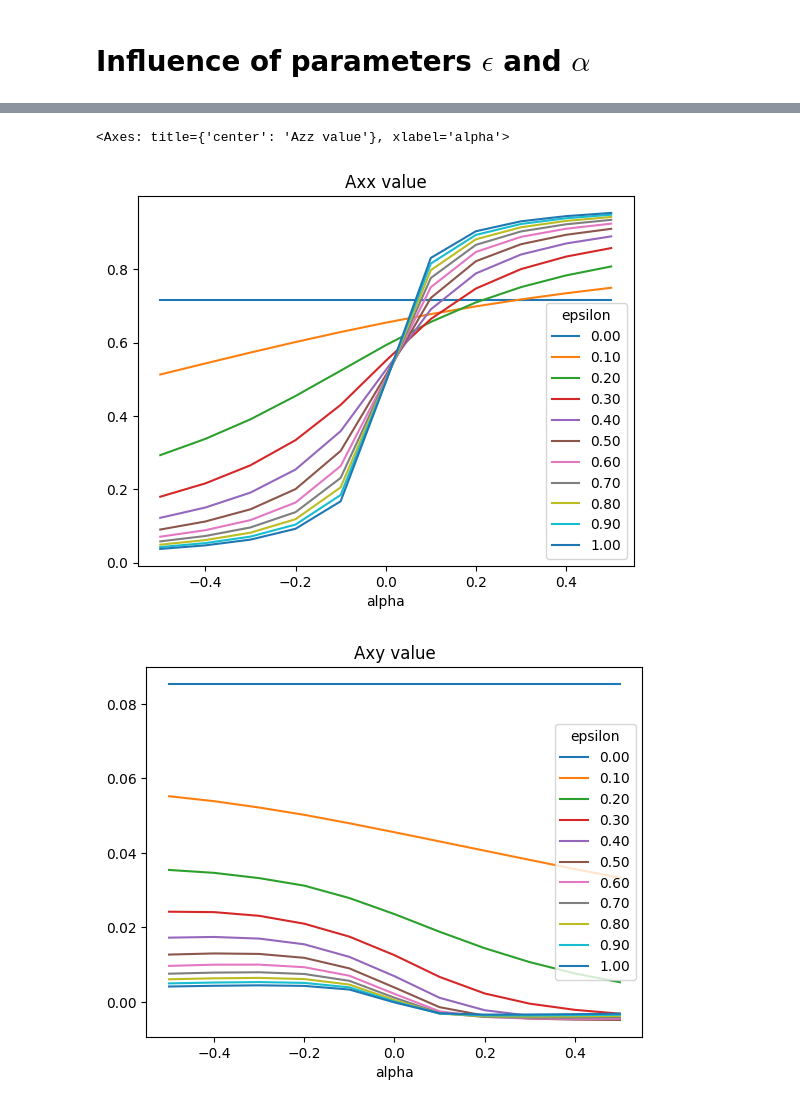
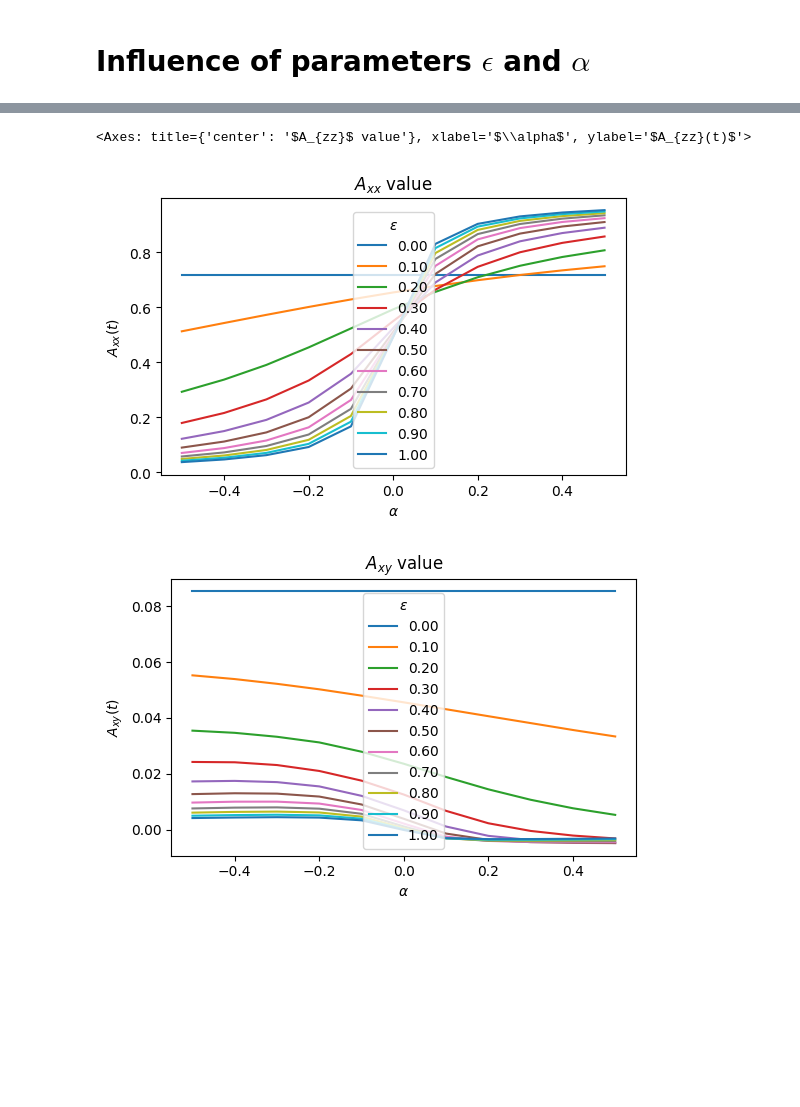
Before and after one commit to libenke/FiberRheoModels, a Jupyter notebook: demo_Tensor Method_Confined Model.ipynb, the cells around one changed output, grey strips where cells are left out. Saved outputs shown, nothing was run; the diff lists cells and outputs as text; code cells hidden in the pictures; blank space fills up the shorter version.

```diff
--- a/demo_Tensor Method_Confined Model.ipynb
+++ b/demo_Tensor Method_Confined Model.ipynb
@@ -92,9 +92,10 @@ res=integrate.solve_ivp(fun,t_span,a2_0.reshape((-1,)),method='RK45',t_eval=t_ev
 res_df=pd.DataFrame(res.y.T,index=res.t,columns=['Axx','Axy','Axz',\
                                                 'Ayx','Ayy','Ayz',\
                                                 'Azx','Azy','Azz'])
-res_df.index.name='time(s)'
-res_df.columns.name='A components'
+res_df.index.name='Time (s)'
+res_df.columns.name=r'$\mathbf{A}$ components'
 res_df.plot(y=['Axx','Axy','Ayy','Azz'],\
-            title="simple shear of the Confined Model,epsilon=%.2f" %confined_epsilon,\
-            figsize=(14,10),logx=True)
+            title=r"Simple Shear of the Confined Model, $\epsilon$=%.2f" %confined_epsilon,\
+            ylabel = r"$\mathbf{A}(t)$ Components", xlabel = "Time (s)", \
+            figsize=(6,3.6),logx=True)
 # %% [output]
@@ -119,8 +120,8 @@ L[0,1]=shear_rate
 ########################################
 #Dataframes to store the results
 steady_axx_df=pd.DataFrame()
-steady_axx_df.index.name="alpha"
-steady_axx_df.columns.name="epsilon"
+steady_axx_df.index.name=r"$\alpha$"
+steady_axx_df.columns.name=r"$\epsilon$"
 steady_axy_df=steady_axx_df.copy()
 steady_axz_df=steady_axx_df.copy()
 steady_ayy_df=steady_axx_df.copy()
@@ -129,12 +130,13 @@ steady_azz_df=steady_axx_df.copy()
 #change epsilon and alpha
 for alpha in np.linspace(-0.5,0.5,11):
     for confined_epsilon in np.linspace(0,1,11):
-        fun=partial(da2_fun_for_ode, CI = CI, L = L, rho = rho, confined_epsilon = confined_epsilon, alpha = alpha , a4_method = 'ORW3')
+        fun=partial(da2_fun_for_ode, CI = CI, L = L, rho = rho, \
+                    confined_epsilon = confined_epsilon, alpha = alpha , a4_method = 'ORW3')
         t_span=(0,100)
         t_eval=np.logspace(-1,np.log10(t_span[1]),num=100)
         res=integrate.solve_ivp(fun,t_span,a2_0.reshape((-1,)),method='RK45',t_eval=t_eval)
         res_df=pd.DataFrame(res.y.T,index=res.t)
-        res_df.index.name='time(s)'
+        res_df.index.name='time (s)'
         #res_df.to_csv("csv/alpha_{:0.2f}_epsilon_{:0.2f}.csv".format(alpha,confined_epsilon))
         steady_axx_df.loc[alpha,"{:.2f}".format(confined_epsilon)]=res_df.iloc[-1,0]
         steady_axy_df.loc[alpha,"{:.2f}".format(confined_epsilon)]=res_df.iloc[-1,1]
@@ -144,10 +146,10 @@ for alpha in np.linspace(-0.5,0.5,11):
         steady_azz_df.loc[alpha,"{:.2f}".format(confined_epsilon)]=res_df.iloc[-1,8]
 
 #plot the results
-steady_axx_df.plot(title="Axx value")
-steady_axy_df.plot(title="Axy value")
-steady_axz_df.plot(title="Axz value")
-steady_ayy_df.plot(title="Ayy value")
-steady_ayz_df.plot(title="Ayz value")
-steady_azz_df.plot(title="Azz value")
+steady_axx_df.plot(title="$A_{xx}$ value", figsize=[6,3.6], xlabel = r"$\alpha$", ylabel = "$A_{xx}(t)$")
+steady_axy_df.plot(title="$A_{xy}$ value", figsize=[6,3.6], xlabel = r"$\alpha$", ylabel = "$A_{xy}(t)$")
+steady_axz_df.plot(title="$A_{xz}$ value", figsize=[6,3.6], xlabel = r"$\alpha$", ylabel = "$A_{xz}(t)$")
+steady_ayy_df.plot(title="$A_{yy}$ value", figsize=[6,3.6], xlabel = r"$\alpha$", ylabel = "$A_{yy}(t)$")
+steady_ayz_df.plot(title="$A_{yz}$ value", figsize=[6,3.6], xlabel = r"$\alpha$", ylabel = "$A_{yz}(t)$")
+steady_azz_df.plot(title="$A_{zz}$ value", figsize=[6,3.6], xlabel = r"$\alpha$", ylabel = "$A_{zz}(t)$")
 # %% [output]
@@ -156,3 +158,3 @@ Wall time: 53.2 s
-<Axes: title={'center': 'Azz value'}, xlabel='alpha'>
+<Axes: title={'center': '$A_{zz}$ value'}, xlabel='$\\alpha$', ylabel='$A_{zz}(t)$'>
-[figure, old version]
+[figure, new version]
-[figure, old version]
+[figure, new version]
```
Also changed, not shown: parts of 3 cells of this notebook, 9 other files.
